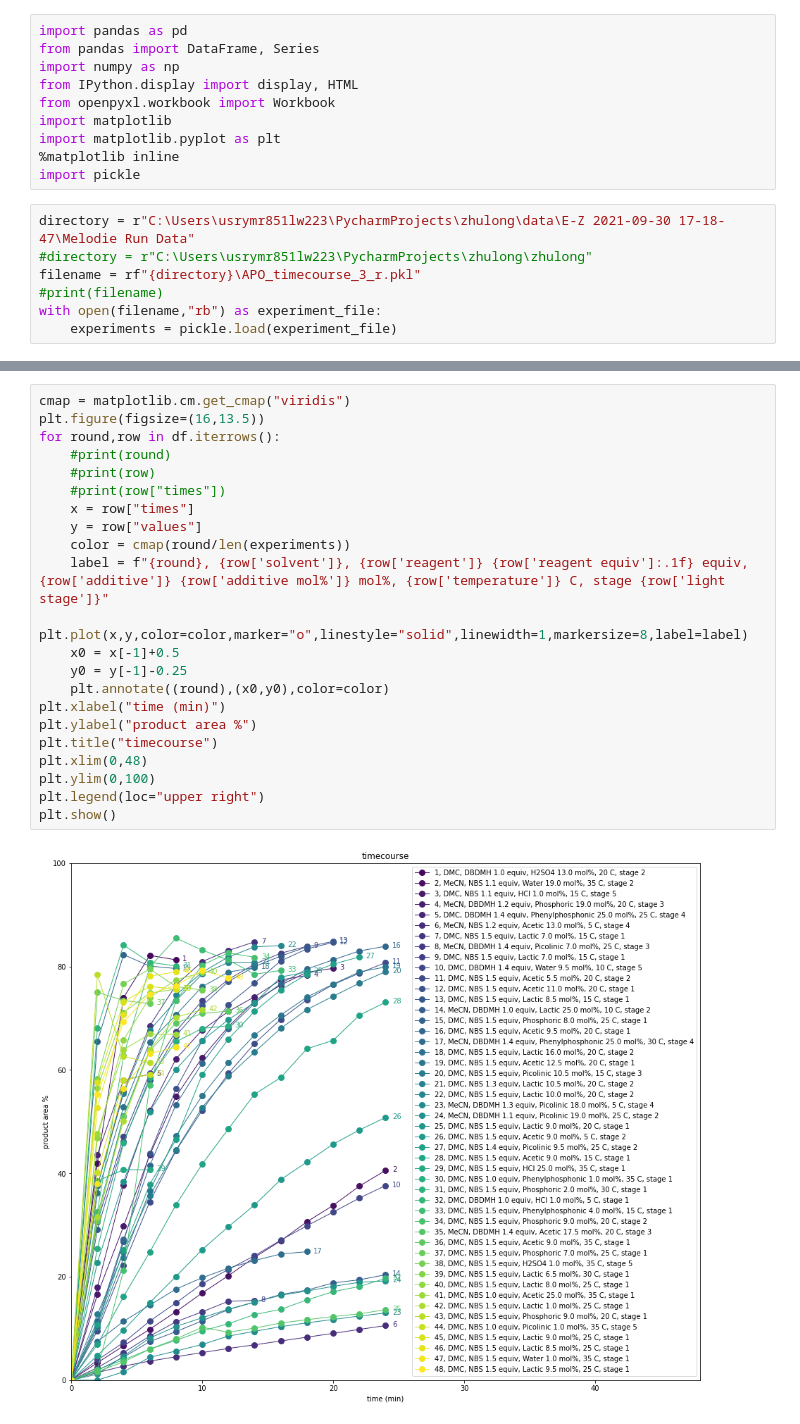
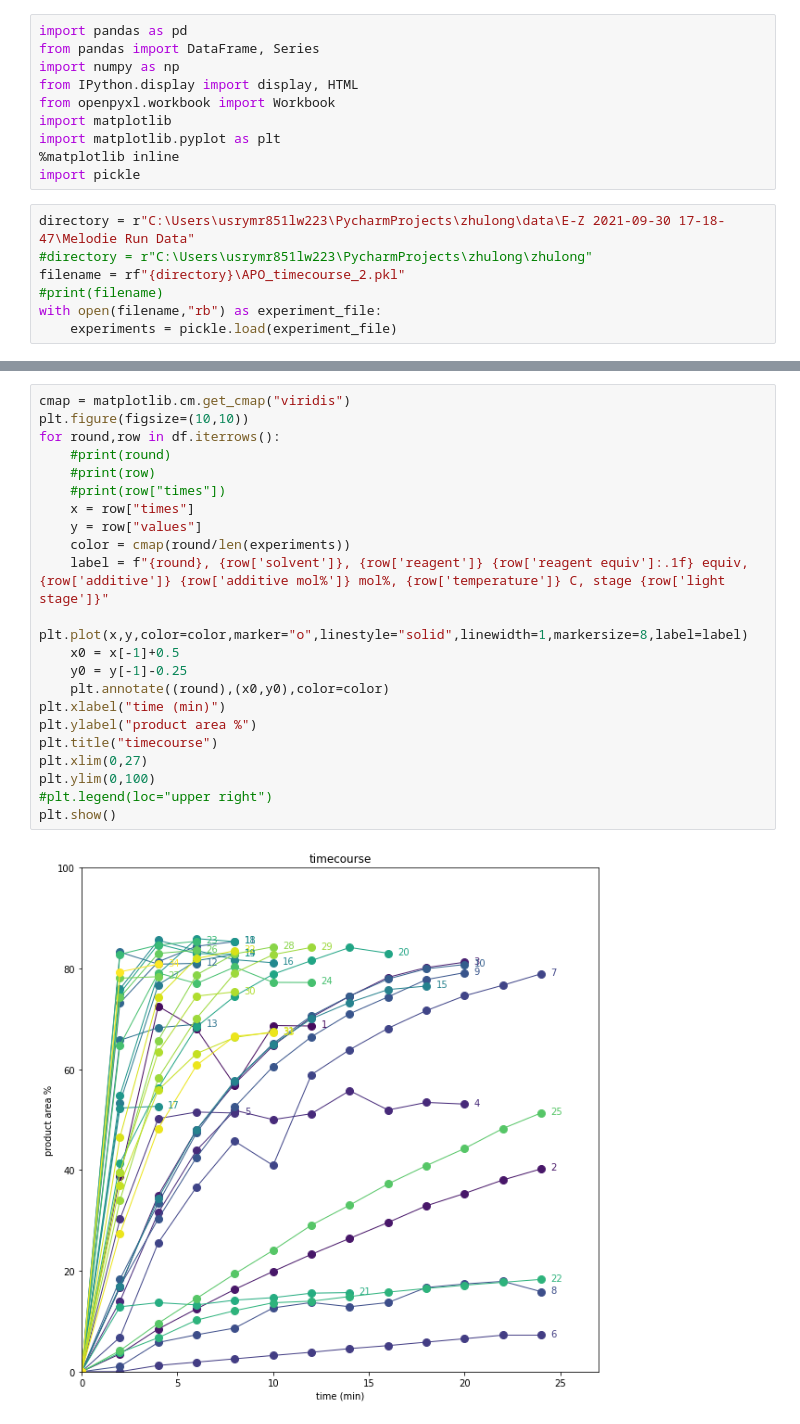
Before and after one commit to ekwan/zhulong, a Jupyter notebook: zhulong/APO_timecourse.ipynb, the cells around one changed output, grey strips where cells are left out. Cells and saved outputs as stored; diff of their text form.

```diff
--- a/zhulong/APO_timecourse.ipynb
+++ b/zhulong/APO_timecourse.ipynb
@@ -11,7 +11,7 @@ import pickle
 # %%
 directory = r"C:\Users\usrymr851lw223\PycharmProjects\zhulong\data\E-Z 2021-09-30 17-18-47\Melodie Run Data"
 #directory = r"C:\Users\usrymr851lw223\PycharmProjects\zhulong\zhulong"
-filename = rf"{directory}\APO_timecourse_3_r.pkl"
+filename = rf"{directory}\APO_timecourse_2.pkl"
 #print(filename)
 with open(filename,"rb") as experiment_file:
     experiments = pickle.load(experiment_file)
@@ -68,25 +68,25 @@ display(df)
 # %%
 cmap = matplotlib.cm.get_cmap("viridis")
-plt.figure(figsize=(16,13.5))
+plt.figure(figsize=(10,10))
 for round,row in df.iterrows():
     #print(round)
     #print(row)
     #print(row["times"])
     x = row["times"]
     y = row["values"]
     color = cmap(round/len(experiments))
     label = f"{round}, {row['solvent']}, {row['reagent']} {row['reagent equiv']:.1f} equiv, {row['additive']} {row['additive mol%']} mol%, {row['temperature']} C, stage {row['light stage']}"
     plt.plot(x,y,color=color,marker="o",linestyle="solid",linewidth=1,markersize=8,label=label)
     x0 = x[-1]+0.5
     y0 = y[-1]-0.25
     plt.annotate((round),(x0,y0),color=color)
 plt.xlabel("time (min)")
 plt.ylabel("product area %")
 plt.title("timecourse")
-plt.xlim(0,48)
+plt.xlim(0,27)
 plt.ylim(0,100)
-plt.legend(loc="upper right")
+#plt.legend(loc="upper right")
 plt.show()
 # %% [output]
-[figure, old version]
+[figure, new version]
 # %%
```
Also changed, not shown: parts of 2 cells of this notebook, 5 other files.
